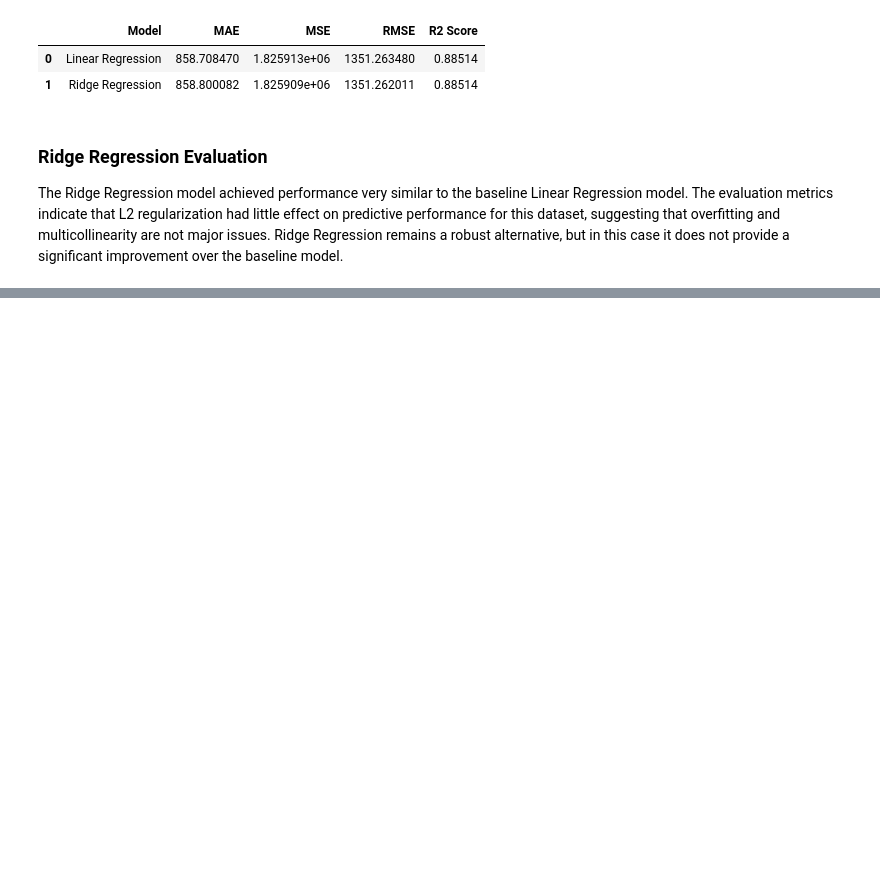
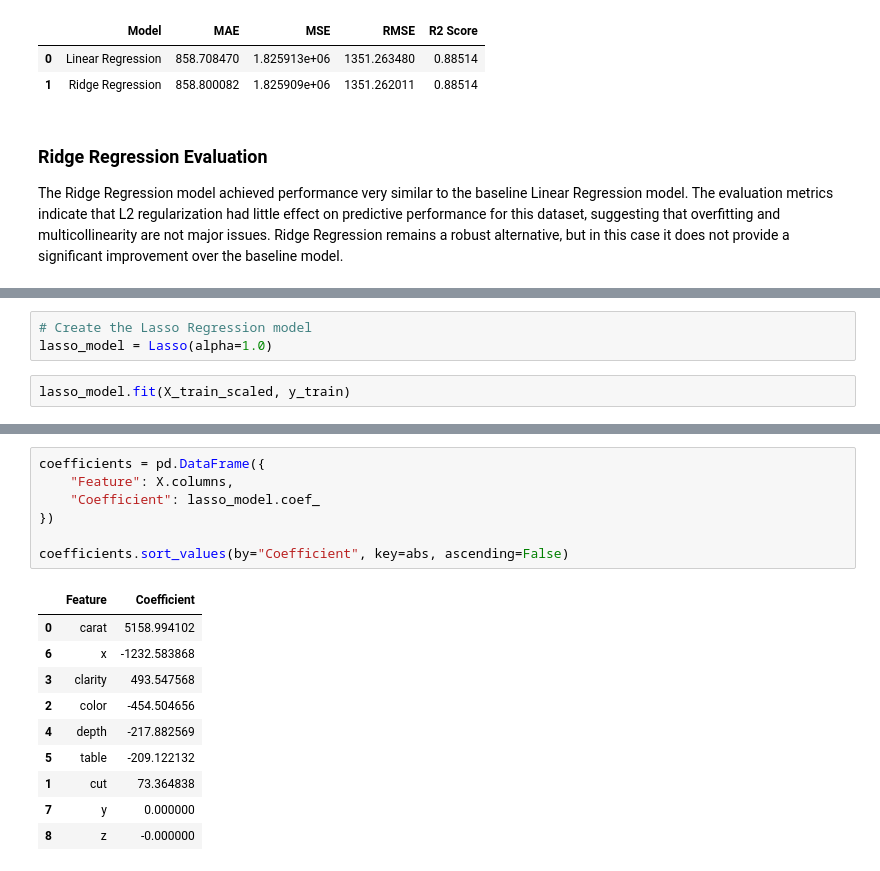
Before and after one commit to Betty2721/Diamond-Price-Prediction-Project, a Jupyter notebook: notebook/Diamond-Price-Prediction.ipynb, the cells around one changed output, grey strips where cells are left out. Saved outputs shown, nothing was run; the diff lists cells and outputs as text; blank space fills up the shorter version.

Commit message:
Train and evaluate Lasso and Decision Tree Regression model

```diff
--- a/notebook/Diamond-Price-Prediction.ipynb
+++ b/notebook/Diamond-Price-Prediction.ipynb
@@ -477,0 +484,5 @@ The Ridge Regression model achieved performance very similar to the baseline Lin
+# %%
+# Create the Lasso Regression model
+lasso_model = Lasso(alpha=1.0)
+# %%
+lasso_model.fit(X_train_scaled, y_train)
@@ -477,0 +528,18 @@ The Ridge Regression model achieved performance very similar to the baseline Lin
+# %%
+coefficients = pd.DataFrame({
+    "Feature": X.columns,
+    "Coefficient": lasso_model.coef_
+})
+
+coefficients.sort_values(by="Coefficient", key=abs, ascending=False)
+# %% [output]
+|  | Feature | Coefficient |
+| 0 | carat | 5158.994102 |
+| 6 | x | -1232.583868 |
+| 3 | clarity | 493.547568 |
+| 2 | color | -454.504656 |
+| 4 | depth | -217.882569 |
+| 5 | table | -209.122132 |
+| 1 | cut | 73.364838 |
+| 7 | y | 0.000000 |
+| 8 | z | -0.000000 |
```
Also changed, not shown: parts of 14 cells of this notebook.
